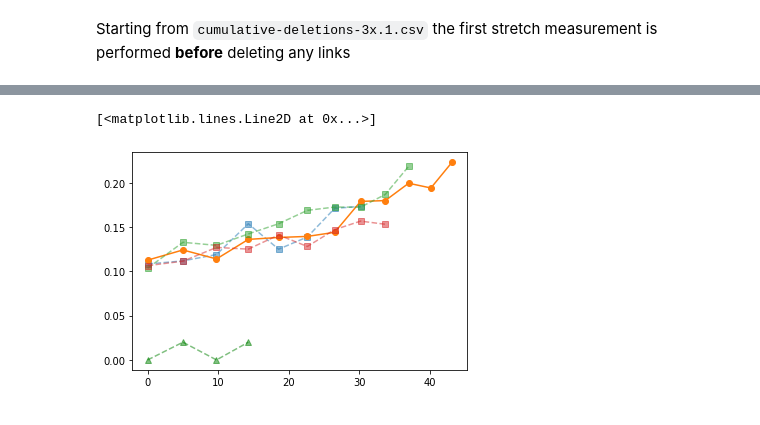
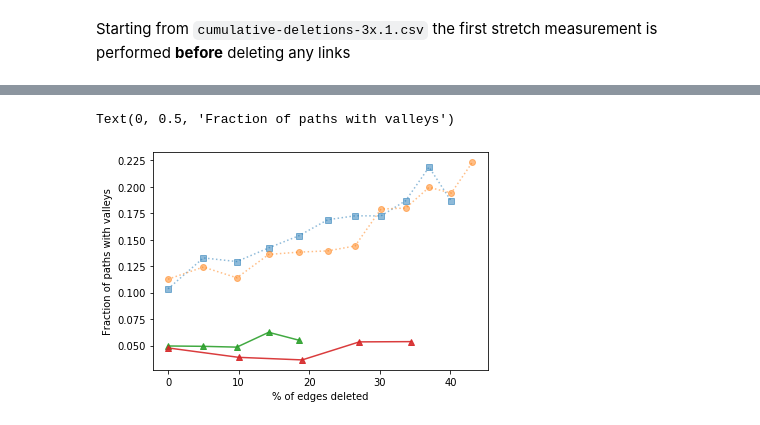
Before and after one commit to dedis/student_20_compactInternet, a Jupyter notebook: TZ_metrics.ipynb, the cells around one changed output, grey strips where cells are left out. Drawn from its saved outputs; the diff is of its cells as text; code cells hidden in the pictures.

```diff
--- a/TZ_metrics.ipynb
+++ b/TZ_metrics.ipynb
@@ -327,9 +287,10 @@ Text(0, 0.5, 'Average stretch')
-# %%
-plt.plot(deleted_edges_by_round[:8], [c[1] for c in cumul_statistics_8_05], '--s', alpha=.5)
-plt.plot(deleted_edges_by_round[:12], [c[1] for c in cumul_statistics_12_05], '-o')
-plt.plot(deleted_edges_by_round[:10], [c[1] for c in cumul_statistics_10_05[:10]], '--s', alpha=.5)
-plt.plot(deleted_edges_by_round[:9], [c[1] for c in cumul_statistics_9_05[:9]], '--s', alpha=.5)
-plt.plot(deleted_edges_by_round[:4], [c[1] for c in cumul_statistics_4_05[:4]], '--^', color="green", alpha=.5)
-# %% [output]
-[<matplotlib.lines.Line2D at 0x...>]
-[figure, removed]
+# %%
+plt.plot(calculate_x_labels(.05, 11), cumulative_simulations["10x.05"][0][:,1], ':s', alpha=.5, zorder=4)
+plt.plot(calculate_x_labels(.05, 12), cumulative_simulations["12x.05"][0][:,1], ':o', alpha=.5, zorder=4)
+plt.plot(calculate_x_labels(.05, 5), cumulative_simulations["GR-4x.05"][0][:,1], '-^', alpha=.9, zorder=10)
+plt.plot(calculate_x_labels(.1, 5), cumulative_simulations["GR-4x.10"][0][:,1], '-^', alpha=.9, zorder=10)
+plt.xlabel("% of edges deleted")
+plt.ylabel("Fraction of paths with valleys")
+# %% [output]
+Text(0, 0.5, 'Fraction of paths with valleys')
+[figure, added]
```
Also changed, not shown: parts of 20 cells of this notebook.
